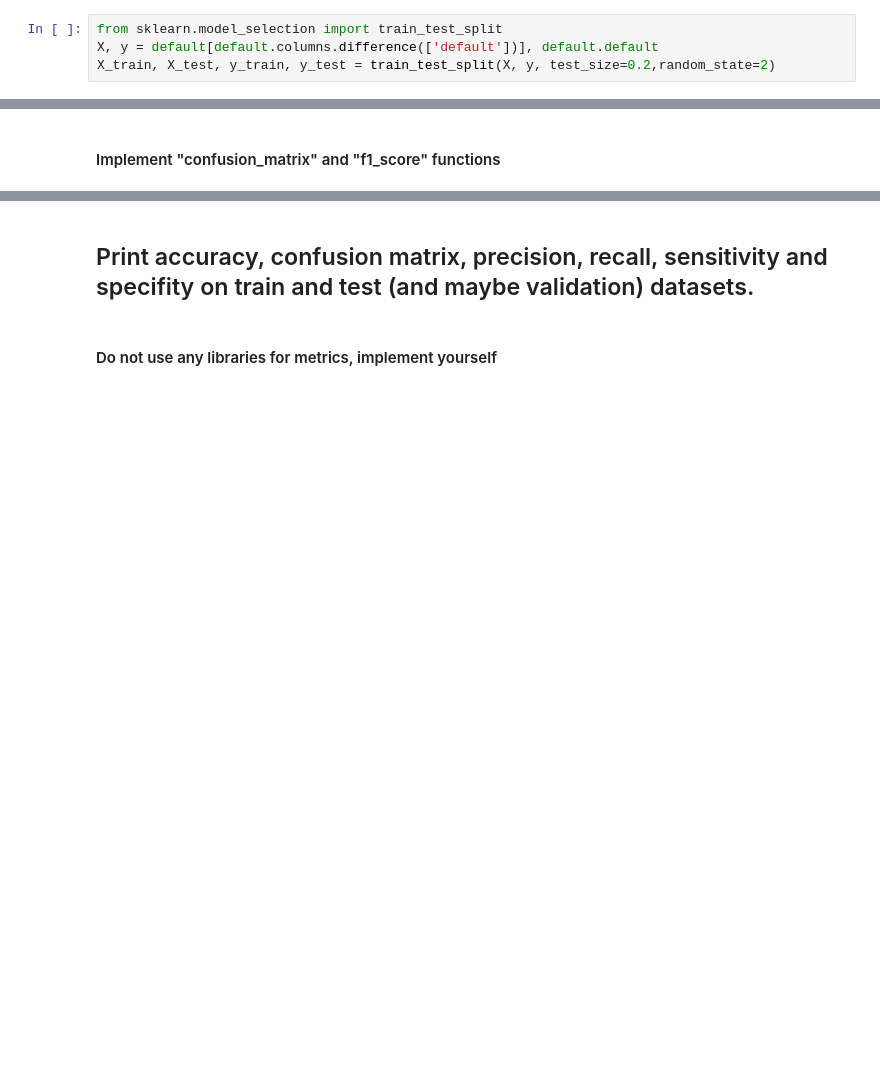
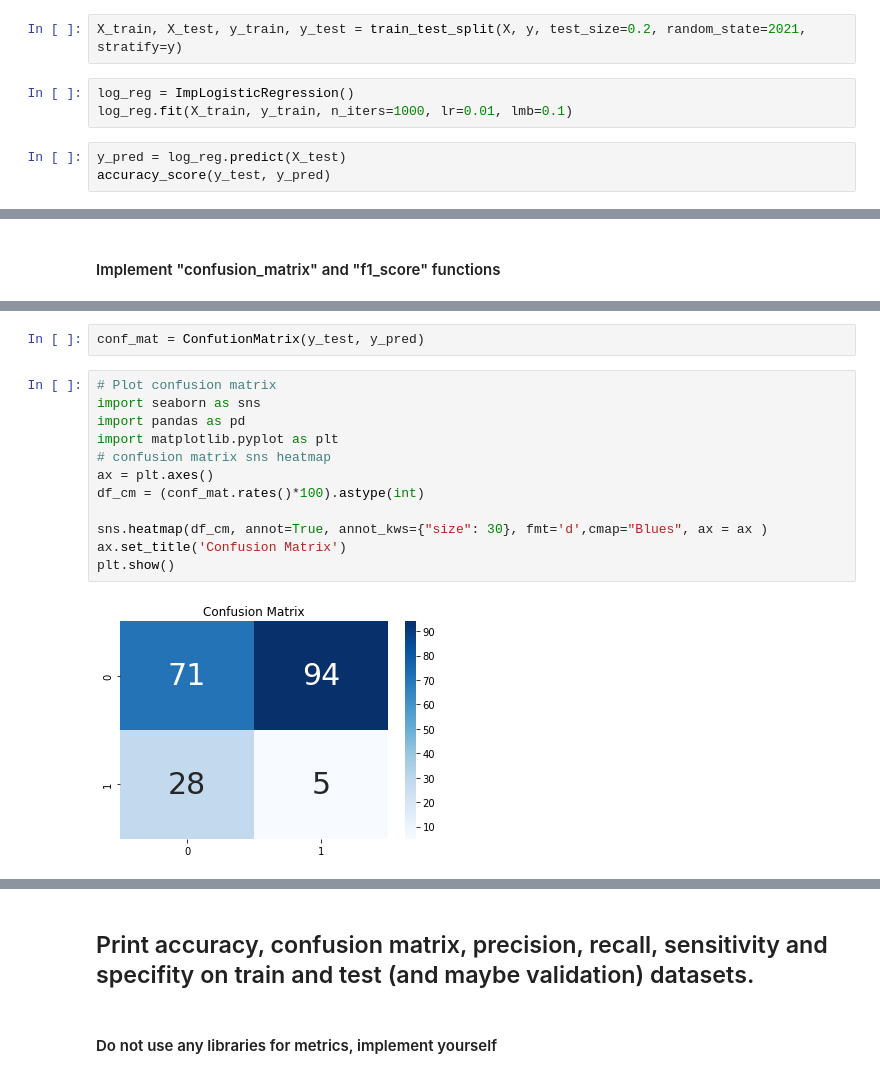
Before and after one commit to tigranfah/machine_learning, a Jupyter notebook: ACA_course/machine_learning/homeworks/homework3/logistic_regression/Logistic_Regression.ipynb, the cells around one changed output, grey strips where cells are left out. Saved outputs shown, nothing was run; the diff lists cells and outputs as text; blank space fills up the shorter version.

```diff
--- a/ACA_course/machine_learning/homeworks/homework3/logistic_regression/Logistic_Regression.ipynb
+++ b/ACA_course/machine_learning/homeworks/homework3/logistic_regression/Logistic_Regression.ipynb
@@ -375,4 +451,8 @@ default.ed = default.ed.astype('category').cat.codes
 # %%
-from sklearn.model_selection import train_test_split
-X, y = default[default.columns.difference(['default'])], default.default
-X_train, X_test, y_train, y_test = train_test_split(X, y, test_size=0.2,random_state=2)
+X_train, X_test, y_train, y_test = train_test_split(X, y, test_size=0.2, random_state=2021, stratify=y)
+# %%
+log_reg = ImpLogisticRegression()
+log_reg.fit(X_train, y_train, n_iters=1000, lr=0.01, lmb=0.1)
+# %%
+y_pred = log_reg.predict(X_test)
+accuracy_score(y_test, y_pred)
@@ -385,0 +519,16 @@ def confusion_matrix(label, pred):
+# %%
+conf_mat = ConfutionMatrix(y_test, y_pred)
+# %%
+# Plot confusion matrix
+import seaborn as sns
+import pandas as pd
+import matplotlib.pyplot as plt
+# confusion matrix sns heatmap
+ax = plt.axes()
+df_cm = (conf_mat.rates()*100).astype(int)
+
+sns.heatmap(df_cm, annot=True, annot_kws={"size": 30}, fmt='d',cmap="Blues", ax = ax )
+ax.set_title('Confusion Matrix')
+plt.show()
+# %% [output]
+[figure, added]
```
Also changed, not shown: parts of 42 cells of this notebook, 1 other file.
